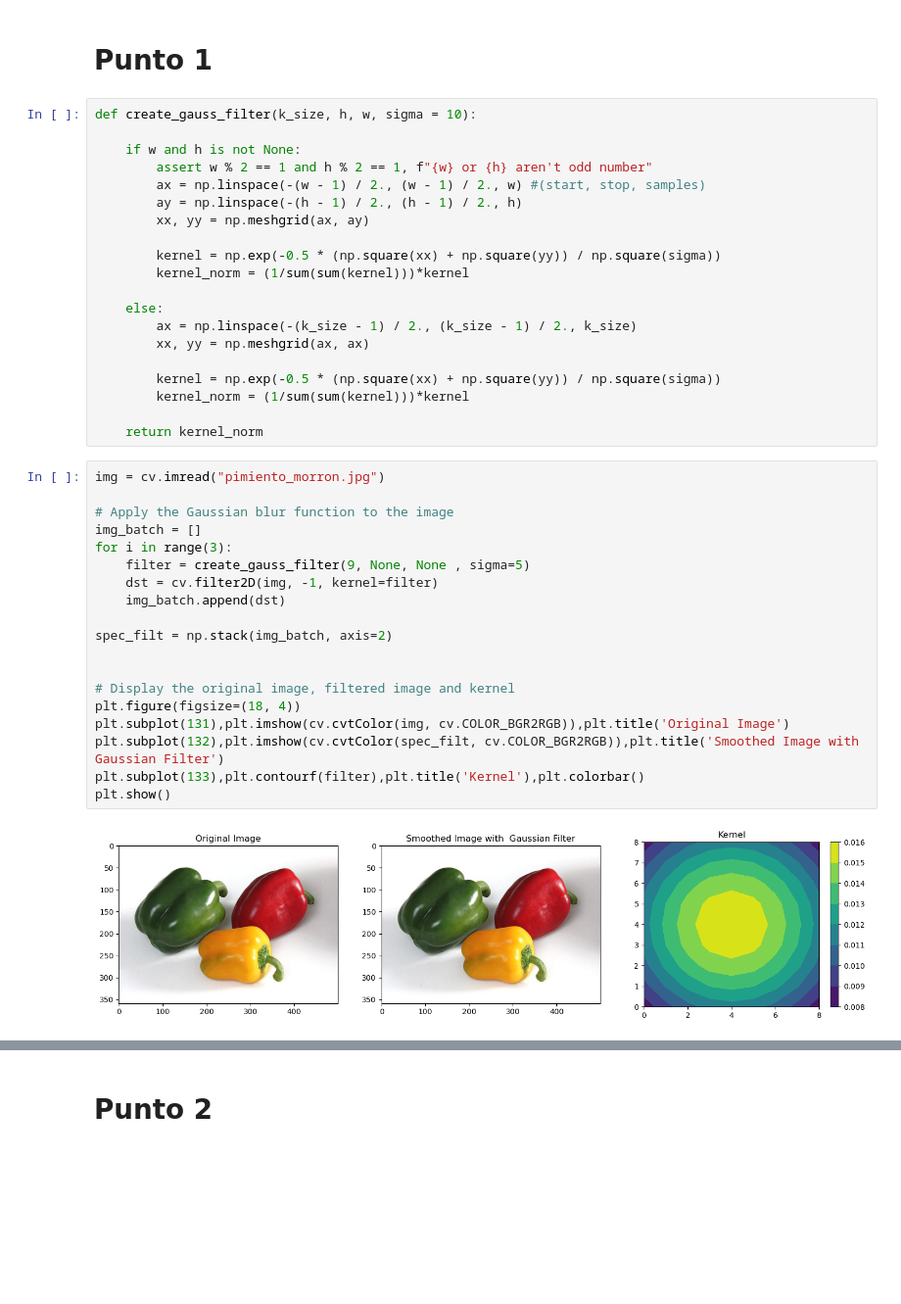
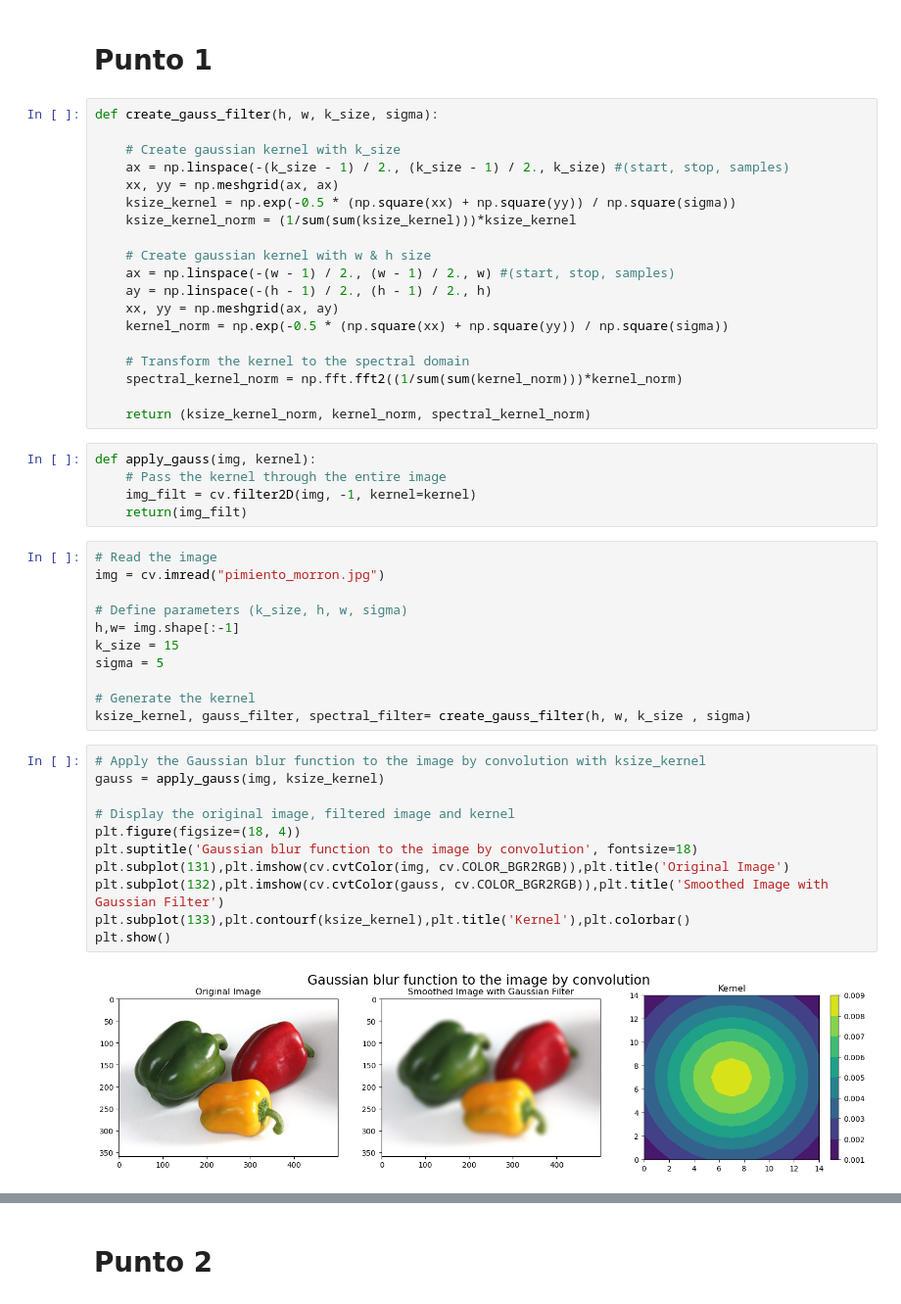
Before and after one commit to Tincho1902/VisionComputadora_I, a Jupyter notebook: TP2/TP2.ipynb, the cells around one changed output, grey strips where cells are left out. Shown at 98% size. Saved outputs shown, nothing was run; the diff lists cells and outputs as text; blank space fills up the shorter version.

```diff
--- a/TP2/TP2.ipynb
+++ b/TP2/TP2.ipynb
@@ -8,43 +35,50 @@ import glob as glob
 # %% [markdown]
 # Punto 1
 # %%
-def create_gauss_filter(k_size, h, w, sigma = 10):
+def create_gauss_filter(h, w, k_size, sigma):
 
-    if w and h is not None:
-        assert w % 2 == 1 and h % 2 == 1, f"{w} or {h} aren't odd number"
-        ax = np.linspace(-(w - 1) / 2., (w - 1) / 2., w) #(start, stop, samples)
-        ay = np.linspace(-(h - 1) / 2., (h - 1) / 2., h)
-        xx, yy = np.meshgrid(ax, ay)
+    # Create gaussian kernel with k_size
+    ax = np.linspace(-(k_size - 1) / 2., (k_size - 1) / 2., k_size) #(start, stop, samples)
+    xx, yy = np.meshgrid(ax, ax)
+    ksize_kernel = np.exp(-0.5 * (np.square(xx) + np.square(yy)) / np.square(sigma))
+    ksize_kernel_norm = (1/sum(sum(ksize_kernel)))*ksize_kernel
 
-        kernel = np.exp(-0.5 * (np.square(xx) + np.square(yy)) / np.square(sigma))
-        kernel_norm = (1/sum(sum(kernel)))*kernel
+    # Create gaussian kernel with w & h size
+    ax = np.linspace(-(w - 1) / 2., (w - 1) / 2., w) #(start, stop, samples)
+    ay = np.linspace(-(h - 1) / 2., (h - 1) / 2., h)
+    xx, yy = np.meshgrid(ax, ay)
+    kernel_norm = np.exp(-0.5 * (np.square(xx) + np.square(yy)) / np.square(sigma))
 
-    else:
-        ax = np.linspace(-(k_size - 1) / 2., (k_size - 1) / 2., k_size)
-        xx, yy = np.meshgrid(ax, ax)
+    # Transform the kernel to the spectral domain
+    spectral_kernel_norm = np.fft.fft2((1/sum(sum(kernel_norm)))*kernel_norm)
 
-        kernel = np.exp(-0.5 * (np.square(xx) + np.square(yy)) / np.square(sigma))
-        kernel_norm = (1/sum(sum(kernel)))*kernel
-
-    return kernel_norm
+    return (ksize_kernel_norm, kernel_norm, spectral_kernel_norm)
+# %%
+def apply_gauss(img, kernel):
+    # Pass the kernel through the entire image
+    img_filt = cv.filter2D(img, -1, kernel=kernel)
+    return(img_filt)
+# %%
+# Read the image
+img = cv.imread("pimiento_morron.jpg")
+
+# Define parameters (k_size, h, w, sigma)
+h,w= img.shape[:-1]
+k_size = 15
+sigma = 5
+
+# Generate the kernel
+ksize_kernel, gauss_filter, spectral_filter= create_gauss_filter(h, w, k_size , sigma)
 # %%
-img = cv.imread("pimiento_morron.jpg")
-
-# Apply the Gaussian blur function to the image
-img_batch = []
-for i in range(3):
-    filter = create_gauss_filter(9, None, None , sigma=5)
-    dst = cv.filter2D(img, -1, kernel=filter)
-    img_batch.append(dst)
-
-spec_filt = np.stack(img_batch, axis=2)
-
+# Apply the Gaussian blur function to the image by convolution with ksize_kernel
+gauss = apply_gauss(img, ksize_kernel)
 
 # Display the original image, filtered image and kernel
 plt.figure(figsize=(18, 4))
+plt.suptitle('Gaussian blur function to the image by convolution', fontsize=18)
 plt.subplot(131),plt.imshow(cv.cvtColor(img, cv.COLOR_BGR2RGB)),plt.title('Original Image')
-plt.subplot(132),plt.imshow(cv.cvtColor(spec_filt, cv.COLOR_BGR2RGB)),plt.title('Smoothed Image with  Gaussian Filter')
-plt.subplot(133),plt.contourf(filter),plt.title('Kernel'),plt.colorbar()
+plt.subplot(132),plt.imshow(cv.cvtColor(gauss, cv.COLOR_BGR2RGB)),plt.title('Smoothed Image with Gaussian Filter')
+plt.subplot(133),plt.contourf(ksize_kernel),plt.title('Kernel'),plt.colorbar()
 plt.show()
 # %% [output]
-[figure, old version]
+[figure, new version]
```
Also changed, not shown: parts of 10 cells of this notebook.
